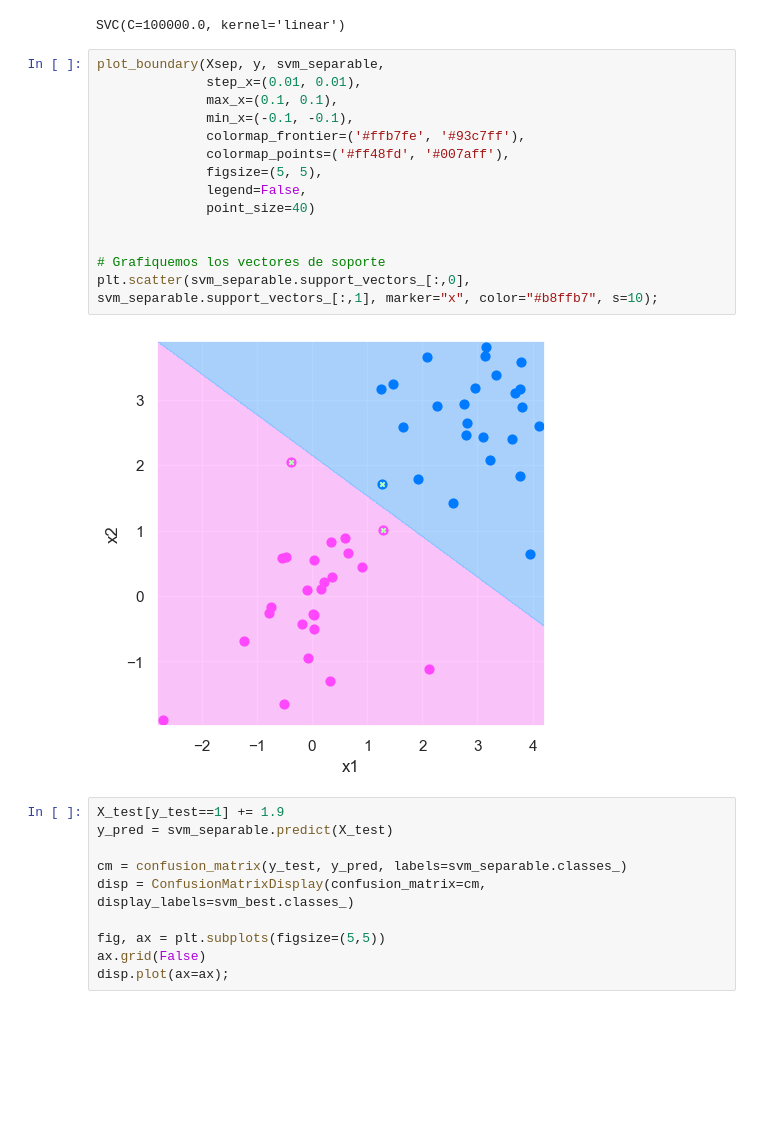
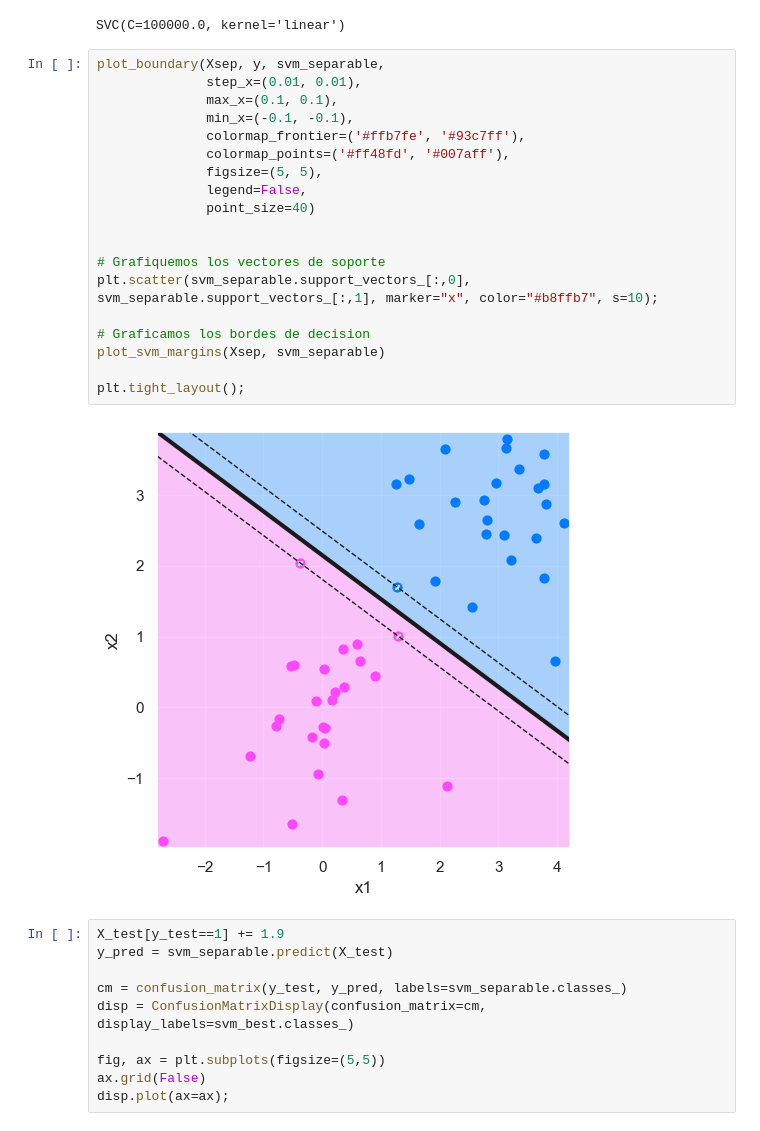
Before and after one commit to jcruz-ferreyra/aprMaqI_CEIA, a Jupyter notebook: clase5/jupyter_notebooks/svm.ipynb, the cells around one changed output. Cells and saved outputs as stored; diff of their text form; blank space fills up the shorter version.

```diff
--- a/clase5/jupyter_notebooks/svm.ipynb
+++ b/clase5/jupyter_notebooks/svm.ipynb
@@ -181,19 +192,24 @@ SVC(C=100000.0, kernel='linear')
 # %%
 plot_boundary(Xsep, y, svm_separable,
               step_x=(0.01, 0.01),
               max_x=(0.1, 0.1),
               min_x=(-0.1, -0.1),
               colormap_frontier=('#ffb7fe', '#93c7ff'),
               colormap_points=('#ff48fd', '#007aff'),
               figsize=(5, 5),
               legend=False,
               point_size=40)
 
 
 # Grafiquemos los vectores de soporte
 plt.scatter(svm_separable.support_vectors_[:,0], svm_separable.support_vectors_[:,1], marker="x", color="#b8ffb7", s=10);
+
+# Graficamos los bordes de decision
+plot_svm_margins(Xsep, svm_separable)
+
+plt.tight_layout();
 # %% [output]
-[figure, old version]
+[figure, new version]
 # %%
 X_test[y_test==1] += 1.9
 y_pred = svm_separable.predict(X_test)
```
Also changed, not shown: parts of 19 cells of this notebook, 4 other files.
